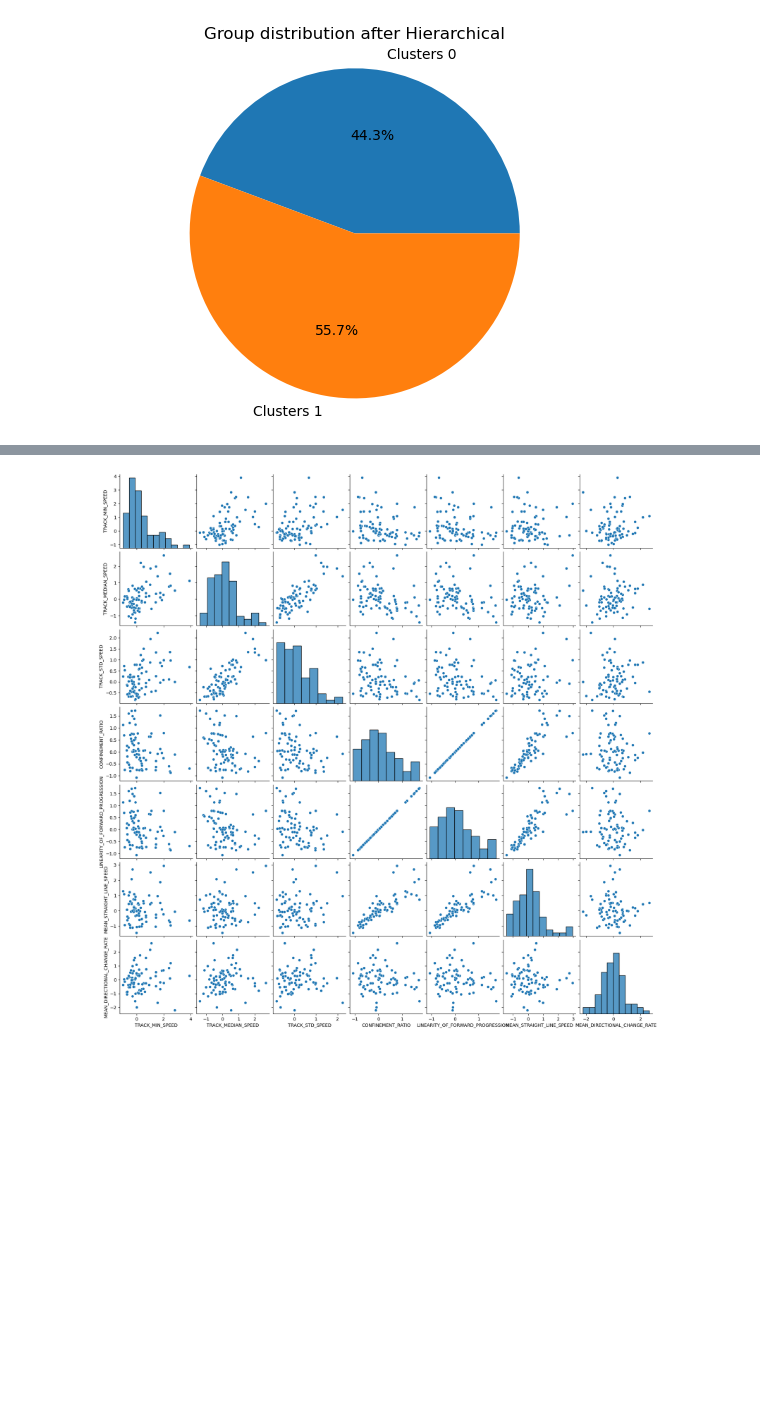
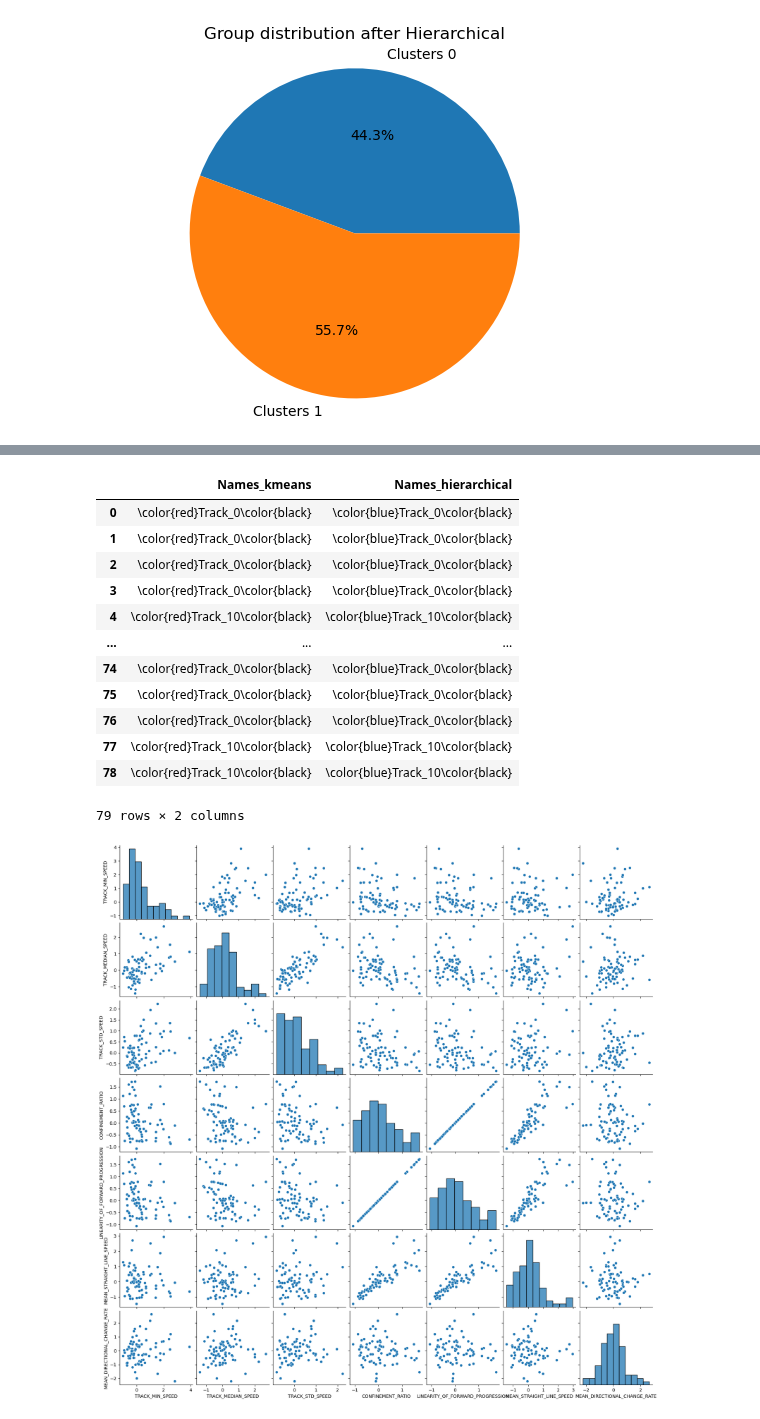
Before and after one commit to GentlemanFrog/Trajectory_clustering, a Jupyter notebook: Trajectory_analysis_2_0.ipynb, the cells around one changed output, grey strips where cells are left out. Saved outputs shown, nothing was run; the diff lists cells and outputs as text; code cells hidden in the pictures; blank space fills up the shorter version.

```diff
--- a/Trajectory_analysis_2_0.ipynb
+++ b/Trajectory_analysis_2_0.ipynb
@@ -376,3 +400,19 @@ plot_clusters_pie(hierarchical_dict, 'Hierarchical')
+# %%
+df_styled_2
+# %% [output]
+|  | Names_kmeans | Names_hierarchical |
+| 0 | \color{red}Track_0\color{black} | \color{blue}Track_0\color{black} |
+| 1 | \color{red}Track_0\color{black} | \color{blue}Track_0\color{black} |
+| 2 | \color{red}Track_0\color{black} | \color{blue}Track_0\color{black} |
+| 3 | \color{red}Track_0\color{black} | \color{blue}Track_0\color{black} |
+| 4 | \color{red}Track_10\color{black} | \color{blue}Track_10\color{black} |
+| ... | ... | ... |
+| 74 | \color{red}Track_0\color{black} | \color{blue}Track_0\color{black} |
+| 75 | \color{red}Track_0\color{black} | \color{blue}Track_0\color{black} |
+| 76 | \color{red}Track_0\color{black} | \color{blue}Track_0\color{black} |
+| 77 | \color{red}Track_10\color{black} | \color{blue}Track_10\color{black} |
+| 78 | \color{red}Track_10\color{black} | \color{blue}Track_10\color{black} |
+79 rows × 2 columns
 # %%
 pair_plot = sns.pairplot(df_to_test)
 # %% [output]
```
Also changed, not shown: parts of 8 cells of this notebook, 2 other files.
